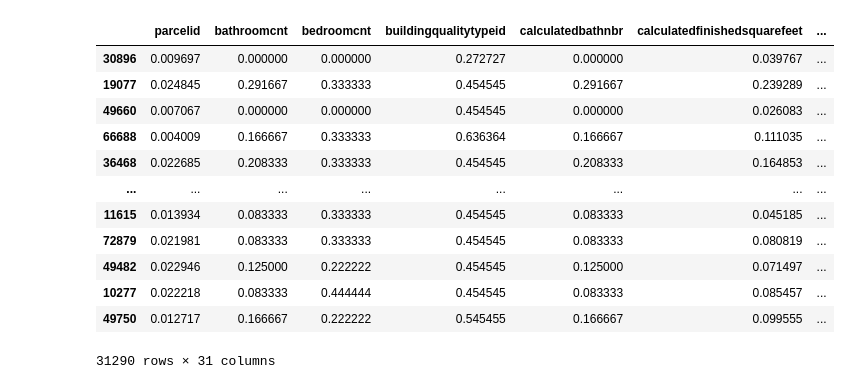
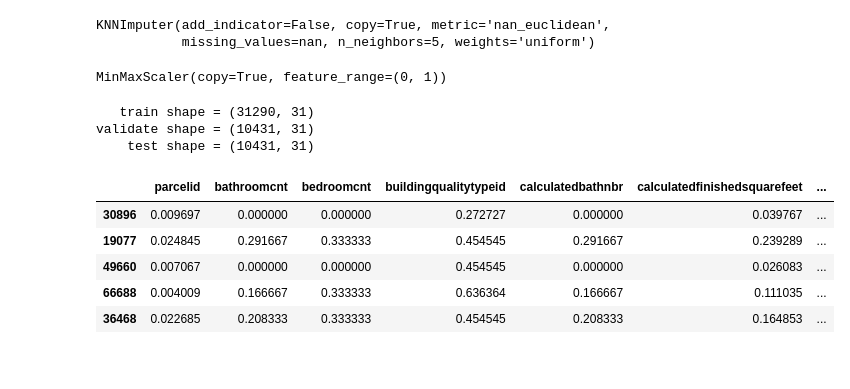
Before and after one commit to armadillo-zillow/zillow_clustering_project, a Jupyter notebook: alec_working_file.ipynb, the cells around one changed output. Drawn from its saved outputs; the diff is of its cells as text; code cells hidden in the pictures.

Commit message:
created multiple functions including covert_dtypes, handled missing values, and simplified prep_zillow

```diff
--- a/alec_working_file.ipynb
+++ b/alec_working_file.ipynb
@@ -14,19 +58,27 @@ warnings.filterwarnings("ignore")
 # %%
-df = wr.get_zillow_data()
-imputer, scaler, train, validate, test = wr.prep_zillow(df)
+imputer, scaler, train, validate, test= wr.prep_zillow(df)
+imputer
+# %% [output]
+KNNImputer(add_indicator=False, copy=True, metric='nan_euclidean',
+           missing_values=nan, n_neighbors=5, weights='uniform')
+# %%
+scaler
+# %% [output]
+MinMaxScaler(copy=True, feature_range=(0, 1))
+# %%
+print(f"   train shape = {train.shape}")
+print(f"validate shape = {validate.shape}")
+print(f"    test shape = {test.shape}")
+# %% [output]
+   train shape = (31290, 31)
+validate shape = (10431, 31)
+    test shape = (10431, 31)
 # %%
-train
+train.head()
 # %% [output]
 |  | parcelid | bathroomcnt | bedroomcnt | buildingqualitytypeid | calculatedbathnbr | calculatedfinishedsquarefeet | ... |
 | 30896 | 0.009697 | 0.000000 | 0.000000 | 0.272727 | 0.000000 | 0.039767 | ... |
 | 19077 | 0.024845 | 0.291667 | 0.333333 | 0.454545 | 0.291667 | 0.239289 | ... |
 | 49660 | 0.007067 | 0.000000 | 0.000000 | 0.454545 | 0.000000 | 0.026083 | ... |
 | 66688 | 0.004009 | 0.166667 | 0.333333 | 0.636364 | 0.166667 | 0.111035 | ... |
 | 36468 | 0.022685 | 0.208333 | 0.333333 | 0.454545 | 0.208333 | 0.164853 | ... |
-| ... | ... | ... | ... | ... | ... | ... | ... |
-| 11615 | 0.013934 | 0.083333 | 0.333333 | 0.454545 | 0.083333 | 0.045185 | ... |
-| 72879 | 0.021981 | 0.083333 | 0.333333 | 0.454545 | 0.083333 | 0.080819 | ... |
-| 49482 | 0.022946 | 0.125000 | 0.222222 | 0.454545 | 0.125000 | 0.071497 | ... |
-| 10277 | 0.022218 | 0.083333 | 0.444444 | 0.454545 | 0.083333 | 0.085457 | ... |
-| 49750 | 0.012717 | 0.166667 | 0.222222 | 0.545455 | 0.166667 | 0.099555 | ... |
-31290 rows × 31 columns
```
Also changed, not shown: parts of 8 cells of this notebook, 1 other file.
